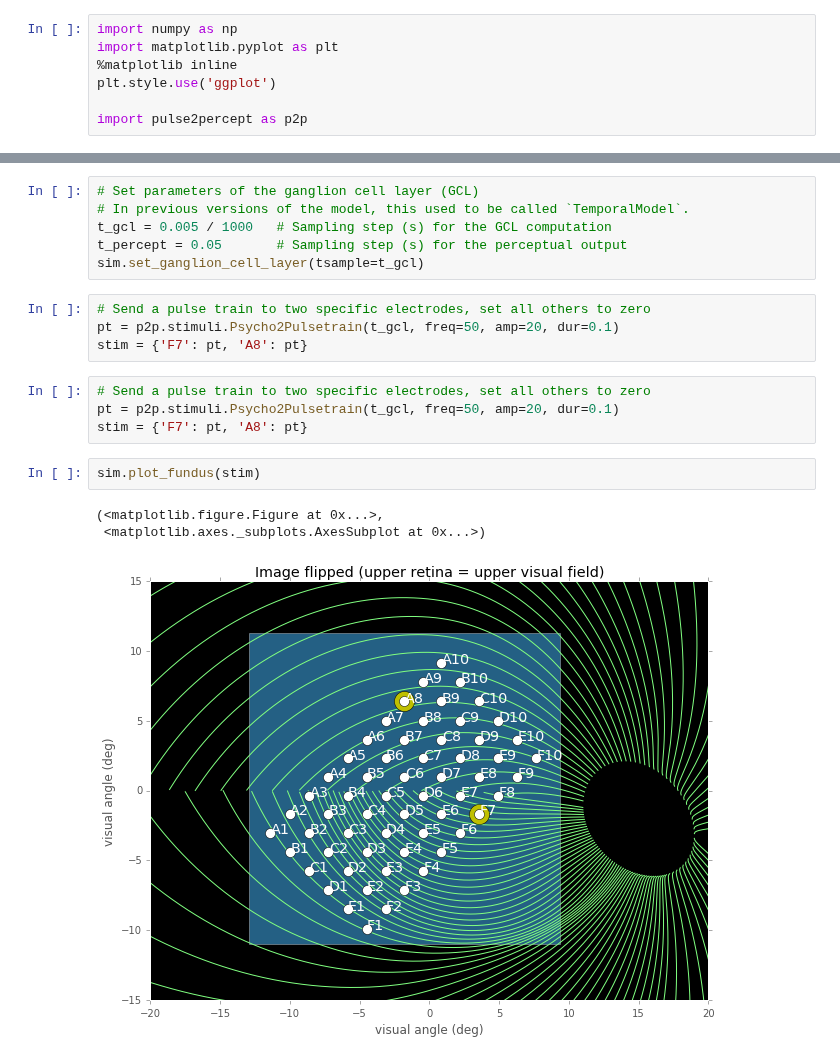
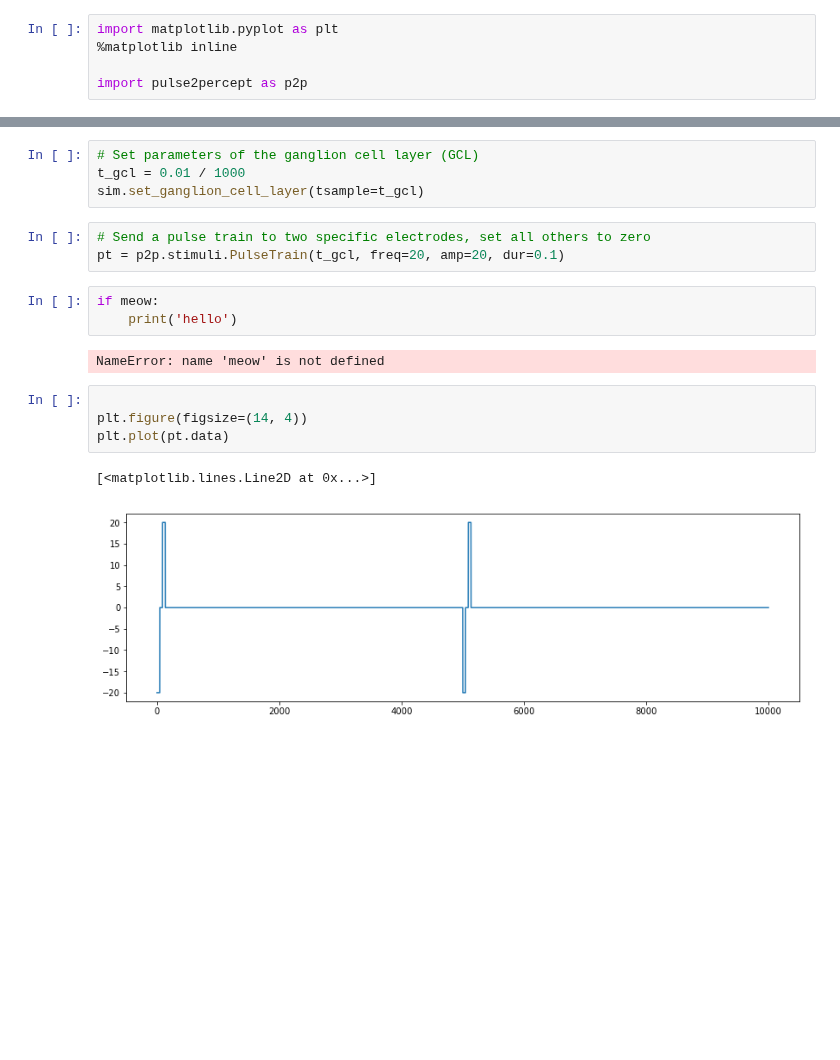
Before and after one commit to pulse2percept/pulse2percept, a Jupyter notebook: examples/notebooks/0.0-example-usage.ipynb, the cells around one changed output, grey strips where cells are left out. Saved outputs shown, nothing was run; the diff lists cells and outputs as text; blank space fills up the shorter version.

```diff
--- a/examples/notebooks/0.0-example-usage.ipynb
+++ b/examples/notebooks/0.0-example-usage.ipynb
@@ -1,7 +1,5 @@
 # %%
-import numpy as np
 import matplotlib.pyplot as plt
 %matplotlib inline
-plt.style.use('ggplot')
 
 import pulse2percept as p2p
@@ -24,20 +19,19 @@ sim.set_optic_fiber_layer(sampling=sampling, axon_lambda=axon_lambda,
 # %%
 # Set parameters of the ganglion cell layer (GCL)
-# In previous versions of the model, this used to be called `TemporalModel`.
-t_gcl = 0.005 / 1000   # Sampling step (s) for the GCL computation
-t_percept = 0.05       # Sampling step (s) for the perceptual output
+t_gcl = 0.01 / 1000
 sim.set_ganglion_cell_layer(tsample=t_gcl)
 # %%
 # Send a pulse train to two specific electrodes, set all others to zero
-pt = p2p.stimuli.Psycho2Pulsetrain(t_gcl, freq=50, amp=20, dur=0.1)
-stim = {'F7': pt, 'A8': pt}
+pt = p2p.stimuli.PulseTrain(t_gcl, freq=20, amp=20, dur=0.1)
-# %%
-# Send a pulse train to two specific electrodes, set all others to zero
-pt = p2p.stimuli.Psycho2Pulsetrain(t_gcl, freq=50, amp=20, dur=0.1)
-stim = {'F7': pt, 'A8': pt}
-# %%
-sim.plot_fundus(stim)
-# %% [output]
-(<matplotlib.figure.Figure at 0x...>,
- <matplotlib.axes._subplots.AxesSubplot at 0x...>)
-[figure, removed]
+# %%
+if meow:
+    print('hello')
+# %% [output]
+NameError: name 'meow' is not defined
+# %%
+
+plt.figure(figsize=(14, 4))
+plt.plot(pt.data)
+# %% [output]
+[<matplotlib.lines.Line2D at 0x...>]
+[figure, added]
```
Also changed, not shown: parts of 9 cells of this notebook, 5 other files.
